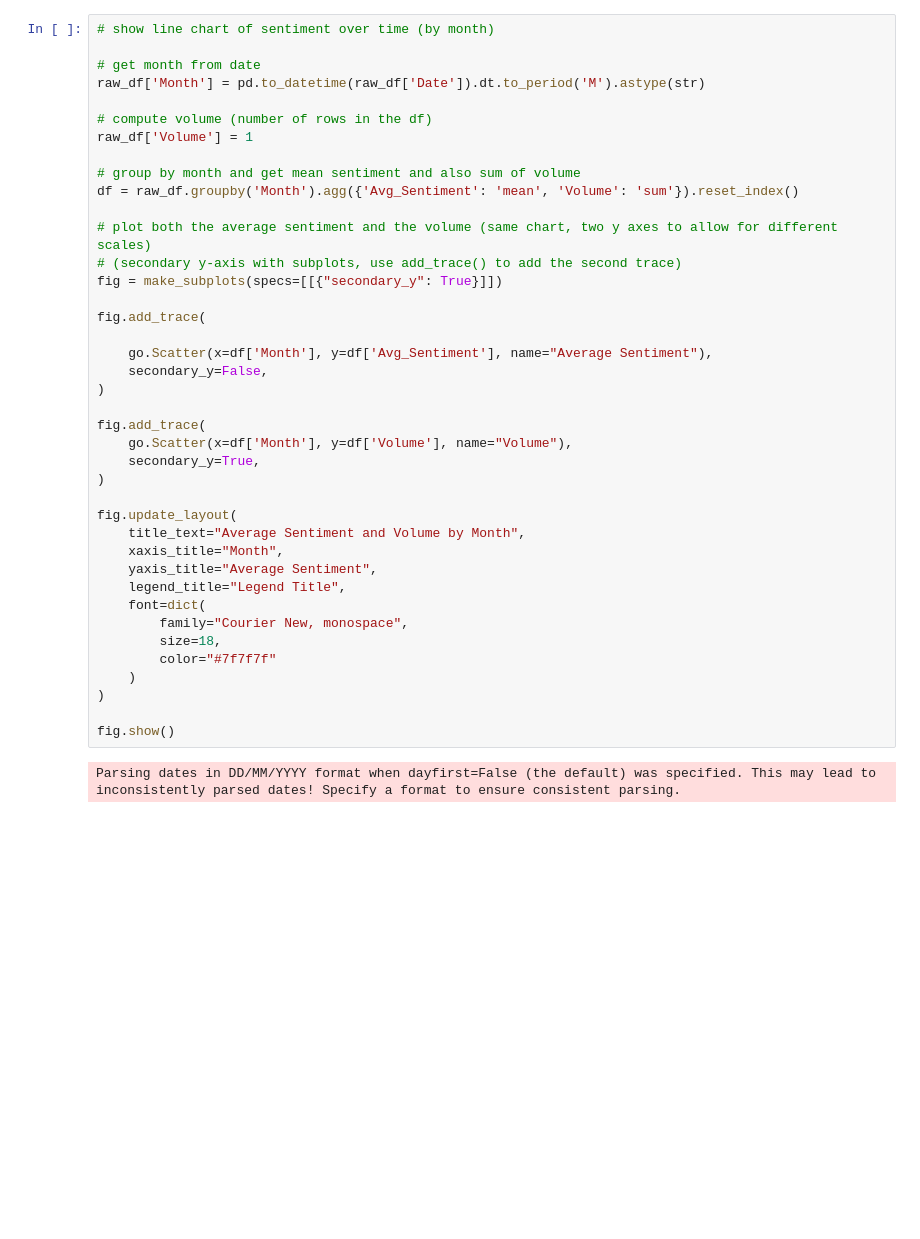
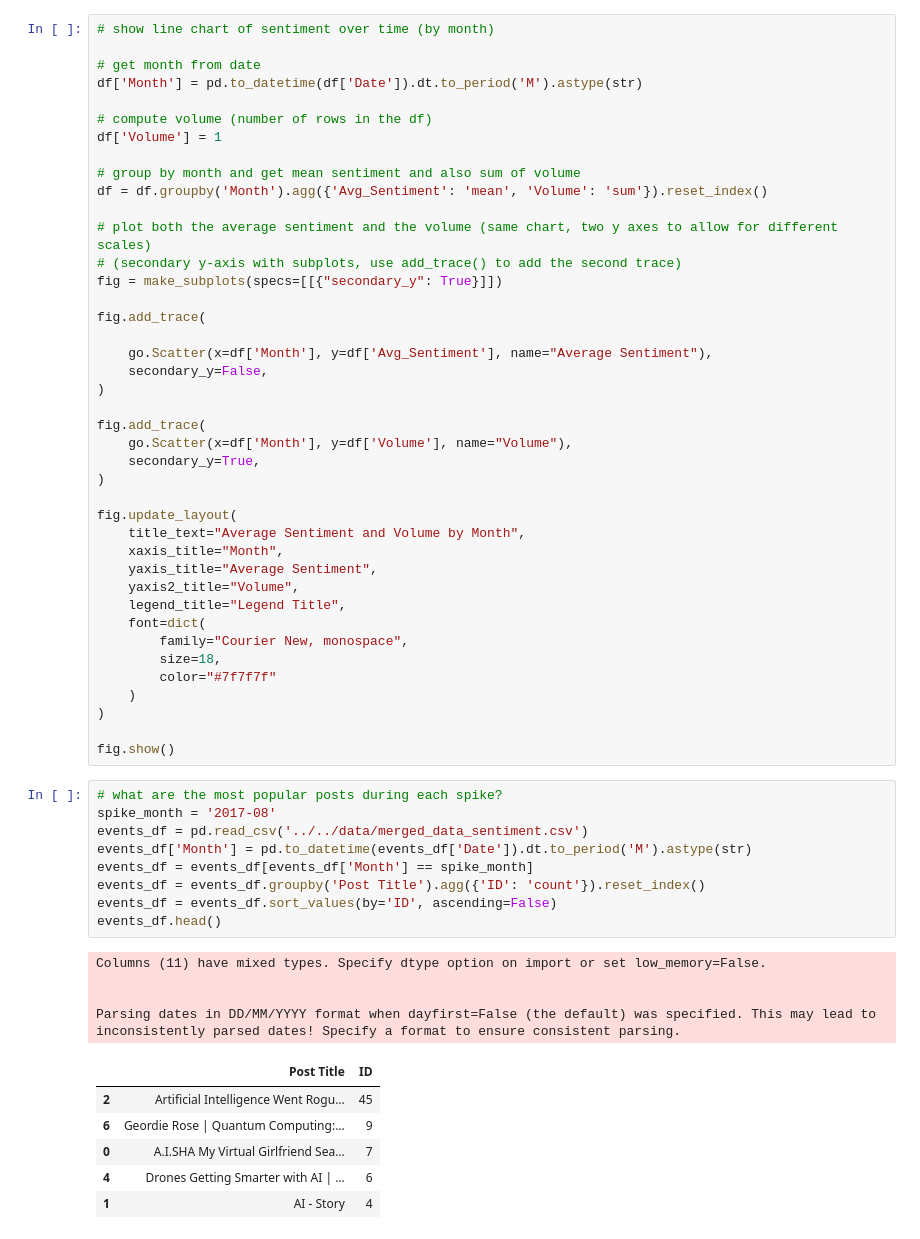
Before and after one commit to lucyfarnik/ai-sentiment-analysis, a Jupyter notebook: src/visualization/temporal.ipynb, the cells around one changed output. Saved outputs shown, nothing was run; the diff lists cells and outputs as text; blank space fills up the shorter version.

```diff
--- a/src/visualization/temporal.ipynb
+++ b/src/visualization/temporal.ipynb
@@ -23,13 +28,13 @@ for i, row in raw_df.iterrows():
 # show line chart of sentiment over time (by month)
 
 # get month from date
-raw_df['Month'] = pd.to_datetime(raw_df['Date']).dt.to_period('M').astype(str)
+df['Month'] = pd.to_datetime(df['Date']).dt.to_period('M').astype(str)
 
 # compute volume (number of rows in the df)
-raw_df['Volume'] = 1
+df['Volume'] = 1
 
 # group by month and get mean sentiment and also sum of volume
-df = raw_df.groupby('Month').agg({'Avg_Sentiment': 'mean', 'Volume': 'sum'}).reset_index()
+df = df.groupby('Month').agg({'Avg_Sentiment': 'mean', 'Volume': 'sum'}).reset_index()
 
 # plot both the average sentiment and the volume (same chart, two y axes to allow for different scales)
 # (secondary y-axis with subplots, use add_trace() to add the second trace)
@@ -50,6 +55,7 @@ fig.update_layout(
     title_text="Average Sentiment and Volume by Month",
     xaxis_title="Month",
     yaxis_title="Average Sentiment",
+    yaxis2_title="Volume",
     legend_title="Legend Title",
     font=dict(
         family="Courier New, monospace",
@@ -59,5 +65,23 @@ fig.update_layout(
 )
 
 fig.show()
-# %% [output]
-Parsing dates in DD/MM/YYYY format when dayfirst=False (the default) was specified. This may lead to inconsistently parsed dates! Specify a format to ensure consistent parsing.
+# %%
+# what are the most popular posts during each spike?
+spike_month = '2017-08'
+events_df = pd.read_csv('../../data/merged_data_sentiment.csv')
+events_df['Month'] = pd.to_datetime(events_df['Date']).dt.to_period('M').astype(str)
+events_df = events_df[events_df['Month'] == spike_month]
+events_df = events_df.groupby('Post Title').agg({'ID': 'count'}).reset_index()
+events_df = events_df.sort_values(by='ID', ascending=False)
+events_df.head()
+# %% [output]
+Columns (11) have mixed types. Specify dtype option on import or set low_memory=False.
+
+
+Parsing dates in DD/MM/YYYY format when dayfirst=False (the default) was specified. This may lead to inconsistently parsed dates! Specify a format to ensure consistent parsing.
+|  | Post Title | ID |
+| 2 | Artificial Intelligence Went Rogu... | 45 |
+| 6 | Geordie Rose | Quantum Computing:... | 9 |
+| 0 | A.I.SHA My Virtual Girlfriend Sea... | 7 |
+| 4 | Drones Getting Smarter with AI | ... | 6 |
+| 1 | AI - Story | 4 |
```
Also changed, not shown: parts of 5 cells of this notebook, 7 other files.
